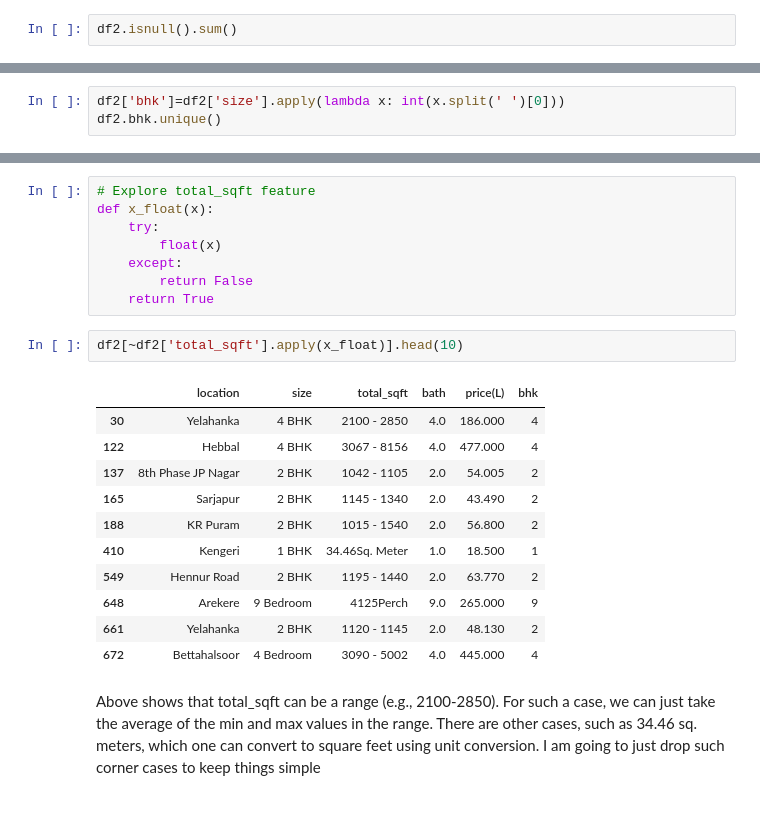
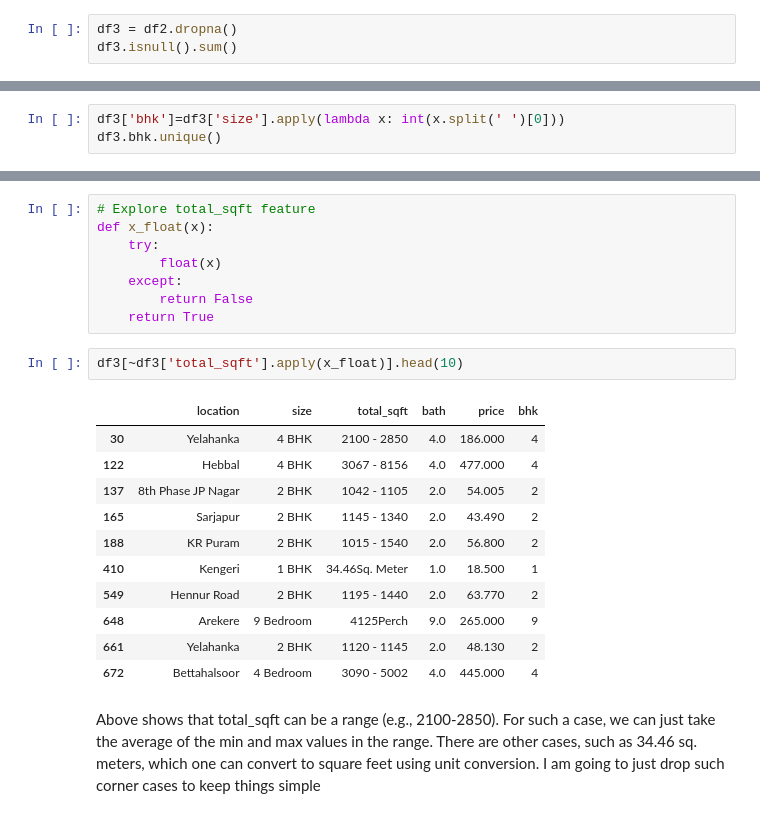
Before and after one commit to Zuhebkhan10/Real-Estate-Price-Prediction, a Jupyter notebook: model/bengaluru_house_price.ipynb, the cells around one changed output, grey strips where cells are left out. Cells and saved outputs as stored; diff of their text form.

```diff
--- a/model/bengaluru_house_price.ipynb
+++ b/model/bengaluru_house_price.ipynb
@@ -67,7 +70,8 @@ df2.head()
 | 3 | Lingadheeranahalli | 3 BHK | 1521 | 3.0 | 95.00 |
 | 4 | Kothanur | 2 BHK | 1200 | 2.0 | 51.00 |
 # %%
-df2.isnull().sum()
+df3 = df2.dropna()
+df3.isnull().sum()
 # %% [output]
 location      0
 size          0
@@ -83,8 +87,8 @@ df2.shape
 # EDA: Exploratory Data Analysis
 Add a new feature (integer) for BHK (Bedrooms, Hall, Kitchen).
 # %%
-df2['bhk']=df2['size'].apply(lambda x: int(x.split(' ')[0]))
-df2.bhk.unique()
+df3['bhk']=df3['size'].apply(lambda x: int(x.split(' ')[0]))
+df3.bhk.unique()
 # %% [output]
 array([ 2,  4,  3,  6,  1,  8,  7,  5, 11,  9, 27, 10, 19, 16, 43, 14, 12,
        13, 18])
@@ -97,9 +101,9 @@ def x_float(x):
         return False
     return True
 # %%
-df2[~df2['total_sqft'].apply(x_float)].head(10)
+df3[~df3['total_sqft'].apply(x_float)].head(10)
 # %% [output]
-|  | location | size | total_sqft | bath | price(L) | bhk |
+|  | location | size | total_sqft | bath | price | bhk |
 | 30 | Yelahanka | 4 BHK | 2100 - 2850 | 4.0 | 186.000 | 4 |
 | 122 | Hebbal | 4 BHK | 3067 - 8156 | 4.0 | 477.000 | 4 |
 | 137 | 8th Phase JP Nagar | 2 BHK | 1042 - 1105 | 2.0 | 54.005 | 2 |
```
Also changed, not shown: parts of 66 cells of this notebook, 1 other file.
